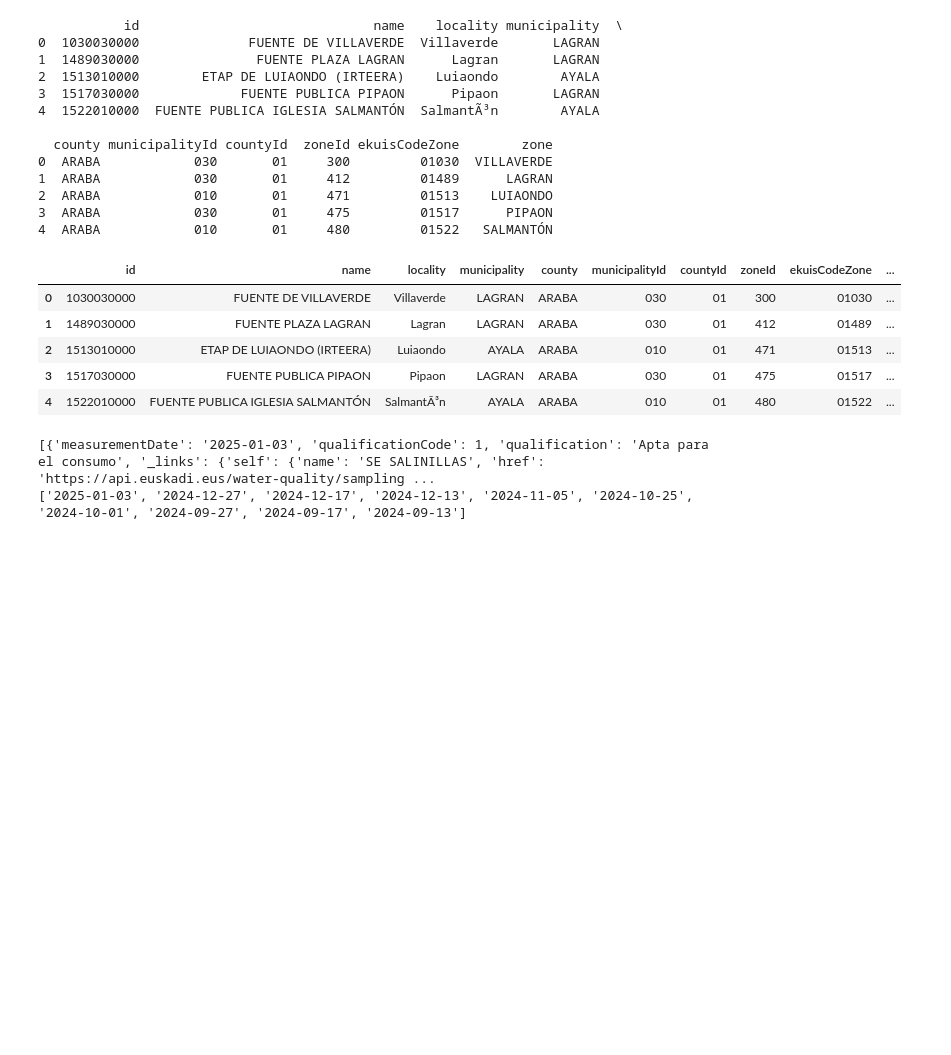
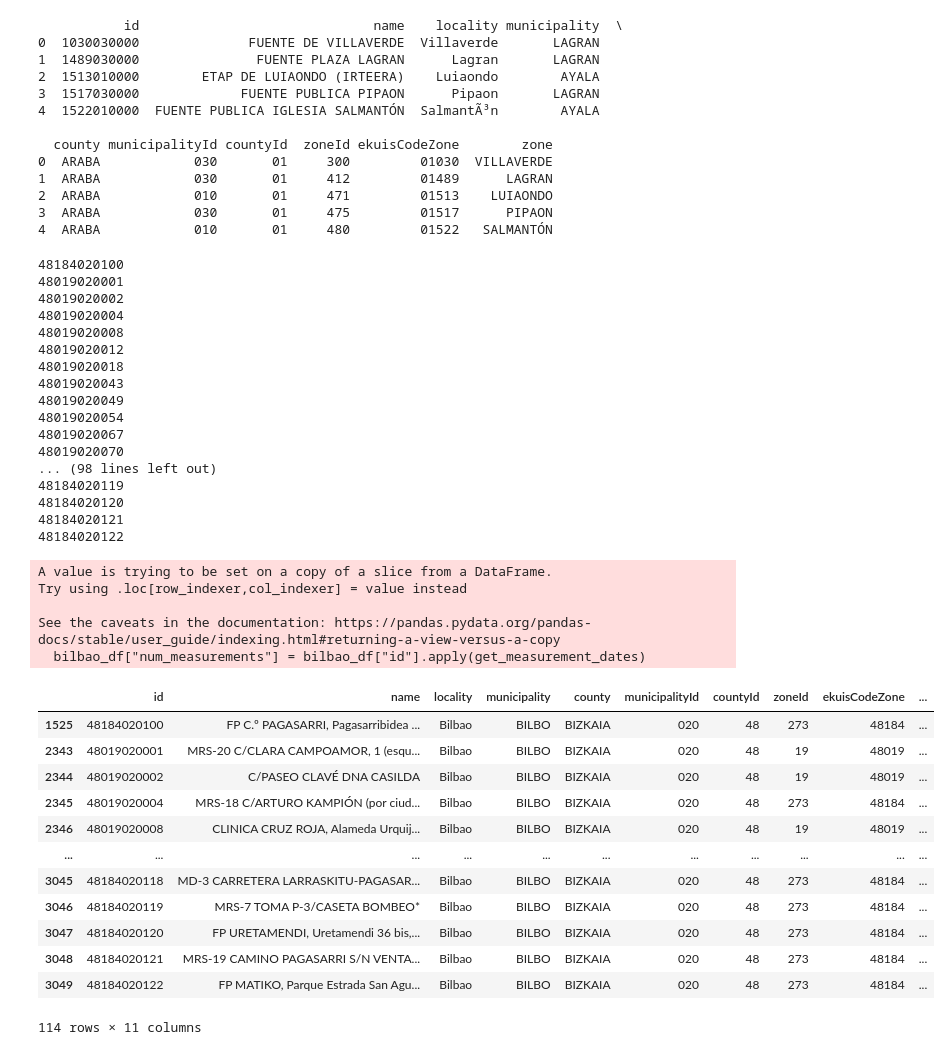
Before and after one commit to jechavarren/Hackaton-IBM-CleanWaterChallenge, a Jupyter notebook: sampling_points.ipynb, the cells around one changed output. Drawn from its saved outputs; the diff is of its cells as text; code cells hidden in the pictures; blank space fills up the shorter version.

Commit message:
Sampling-points
Notebook con los sampling-points y su número de mediciones

```diff
--- a/sampling_points.ipynb
+++ b/sampling_points.ipynb
@@ -68,12 +66,3 @@ if __name__ == "__main__":
 2  ARABA            010       01     471         01513    LUIAONDO
 3  ARABA            030       01     475         01517      PIPAON
 4  ARABA            010       01     480         01522   SALMANTÓN
-# %%
-df
-# %% [output]
-|  | id | name | locality | municipality | county | municipalityId | countyId | zoneId | ekuisCodeZone | ... |
-| 0 | 1030030000 | FUENTE DE VILLAVERDE | Villaverde | LAGRAN | ARABA | 030 | 01 | 300 | 01030 | ... |
-| 1 | 1489030000 | FUENTE PLAZA LAGRAN | Lagran | LAGRAN | ARABA | 030 | 01 | 412 | 01489 | ... |
-| 2 | 1513010000 | ETAP DE LUIAONDO (IRTEERA) | Luiaondo | AYALA | ARABA | 010 | 01 | 471 | 01513 | ... |
-| 3 | 1517030000 | FUENTE PUBLICA PIPAON | Pipaon | LAGRAN | ARABA | 030 | 01 | 475 | 01517 | ... |
-| 4 | 1522010000 | FUENTE PUBLICA IGLESIA SALMANTÓN | SalmantÃ³n | AYALA | ARABA | 010 | 01 | 480 | 01522 | ... |
@@ -127,29 +69,47 @@ if __name__ == "__main__":
 # %%
-import requests
-
-def get_last_10_measurement_dates(sampling_point_id):
+def get_measurement_dates(sampling_point_id):
     url = f"https://api.euskadi.eus/water-quality/sampling-points/{sampling_point_id}/measurements"
-
     response = requests.get(url)
-
+    print(sampling_point_id)
     if response.status_code == 200:
         data = response.json()
-        print(data)
-        # Ordenar por fecha en orden descendente
-        sorted_data = sorted(data, key=lambda x: x["measurementDate"], reverse=True)
-
-        # Obtener las últimas 10 fechas
-        last_10_dates = [entry["measurementDate"] for entry in sorted_data[:10]]
-
-        return last_10_dates
+        return len(set(entry["measurementDate"] for entry in data))  # Contar fechas únicas
     else:
-        print(f"Error en la solicitud: {response.status_code}")
-        return None
-
-sampling_point_id = "48003090003"
-last_10_dates = get_last_10_measurement_dates(sampling_point_id)
-
-print(last_10_dates)
+        print(f"Error en la solicitud para {sampling_point_id}: {response.status_code}")
+        return 0
 # %% [output]
-[{'measurementDate': '2025-01-03', 'qualificationCode': 1, 'qualification': 'Apta para el consumo', '_links': {'self': {'name': 'SE SALINILLAS', 'href': 'https://api.euskadi.eus/water-quality/sampling ...
-['2025-01-03', '2024-12-27', '2024-12-17', '2024-12-13', '2024-11-05', '2024-10-25', '2024-10-01', '2024-09-27', '2024-09-17', '2024-09-13']
+48184020100
+48019020001
+48019020002
+48019020004
+48019020008
+48019020012
+48019020018
+48019020043
+48019020049
+48019020054
+48019020067
+48019020070
+... (98 lines left out)
+48184020119
+48184020120
+48184020121
+48184020122
+A value is trying to be set on a copy of a slice from a DataFrame.
+Try using .loc[row_indexer,col_indexer] = value instead
+
+See the caveats in the documentation: https://pandas.pydata.org/pandas-docs/stable/user_guide/indexing.html#returning-a-view-versus-a-copy
+  bilbao_df["num_measurements"] = bilbao_df["id"].apply(get_measurement_dates)
+|  | id | name | locality | municipality | county | municipalityId | countyId | zoneId | ekuisCodeZone | ... |
+| 1525 | 48184020100 | FP C.º PAGASARRI, Pagasarribidea ... | Bilbao | BILBO | BIZKAIA | 020 | 48 | 273 | 48184 | ... |
+| 2343 | 48019020001 | MRS-20 C/CLARA CAMPOAMOR, 1 (esqu... | Bilbao | BILBO | BIZKAIA | 020 | 48 | 19 | 48019 | ... |
+| 2344 | 48019020002 | C/PASEO CLAVÉ DNA CASILDA | Bilbao | BILBO | BIZKAIA | 020 | 48 | 19 | 48019 | ... |
+| 2345 | 48019020004 | MRS-18 C/ARTURO KAMPIÓN (por ciud... | Bilbao | BILBO | BIZKAIA | 020 | 48 | 273 | 48184 | ... |
+| 2346 | 48019020008 | CLINICA CRUZ ROJA, Alameda Urquij... | Bilbao | BILBO | BIZKAIA | 020 | 48 | 19 | 48019 | ... |
+| ... | ... | ... | ... | ... | ... | ... | ... | ... | ... | ... |
+| 3045 | 48184020118 | MD-3 CARRETERA LARRASKITU-PAGASAR... | Bilbao | BILBO | BIZKAIA | 020 | 48 | 273 | 48184 | ... |
+| 3046 | 48184020119 | MRS-7 TOMA P-3/CASETA BOMBEO* | Bilbao | BILBO | BIZKAIA | 020 | 48 | 273 | 48184 | ... |
+| 3047 | 48184020120 | FP URETAMENDI, Uretamendi 36 bis,... | Bilbao | BILBO | BIZKAIA | 020 | 48 | 273 | 48184 | ... |
+| 3048 | 48184020121 | MRS-19 CAMINO PAGASARRI S/N VENTA... | Bilbao | BILBO | BIZKAIA | 020 | 48 | 273 | 48184 | ... |
+| 3049 | 48184020122 | FP MATIKO, Parque Estrada San Agu... | Bilbao | BILBO | BIZKAIA | 020 | 48 | 273 | 48184 | ... |
+114 rows × 11 columns
```
Also changed, not shown: parts of 14 cells of this notebook.
